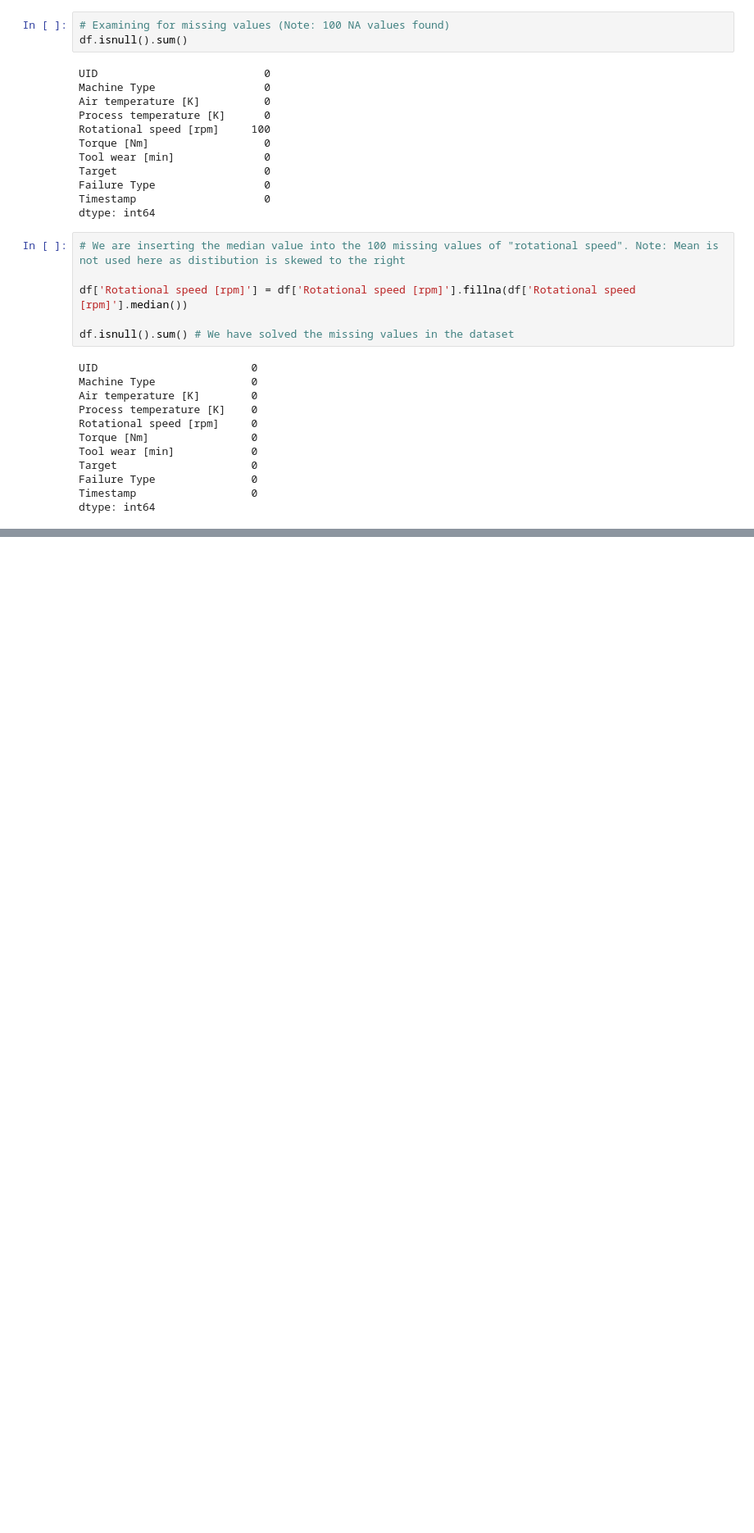
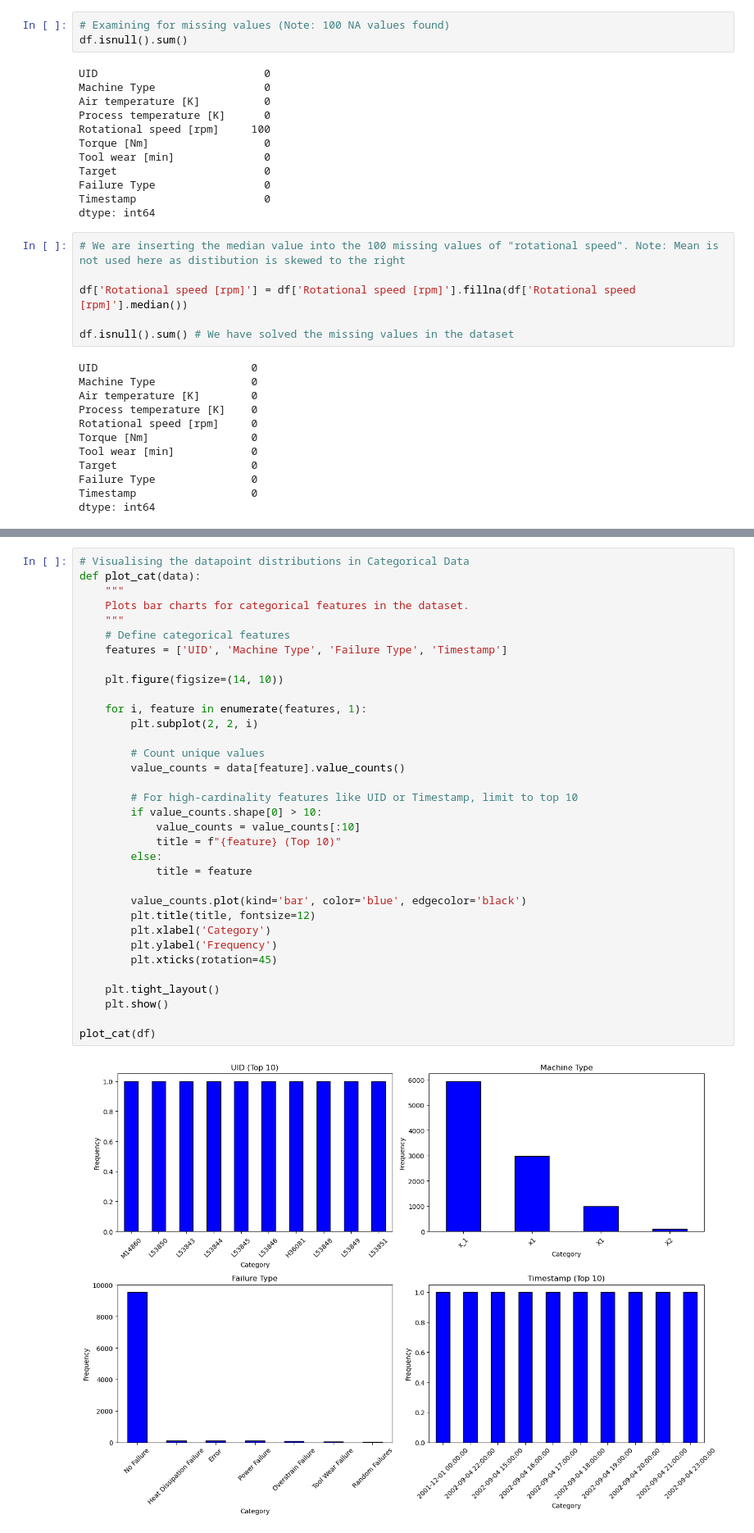
Before and after one commit to DuoBrass/Blend360, a Jupyter notebook: Blend_Machine_Analysis.ipynb, the cells around one changed output, grey strips where cells are left out. Shown: that part at 82% size. Cells and saved outputs as stored; diff of their text form; blank space fills up the shorter version.

```diff
--- a/Blend_Machine_Analysis.ipynb
+++ b/Blend_Machine_Analysis.ipynb
@@ -158,0 +191,36 @@ dtype: int64
+# %%
+# Visualising the datapoint distributions in Categorical Data
+def plot_cat(data):
+    """
+    Plots bar charts for categorical features in the dataset.
+    """
+    # Define categorical features
+    features = ['UID', 'Machine Type', 'Failure Type', 'Timestamp']
+
+    plt.figure(figsize=(14, 10))
+
+    for i, feature in enumerate(features, 1):
+        plt.subplot(2, 2, i)
+
+        # Count unique values
+        value_counts = data[feature].value_counts()
+
+        # For high-cardinality features like UID or Timestamp, limit to top 10
+        if value_counts.shape[0] > 10:
+            value_counts = value_counts[:10]
+            title = f"{feature} (Top 10)"
+        else:
+            title = feature
+
+        value_counts.plot(kind='bar', color='blue', edgecolor='black')
+        plt.title(title, fontsize=12)
+        plt.xlabel('Category')
+        plt.ylabel('Frequency')
+        plt.xticks(rotation=45)
+
+    plt.tight_layout()
+    plt.show()
+
+plot_cat(df)
+# %% [output]
+[figure, added]
```
Also changed, not shown: parts of 10 cells of this notebook.
